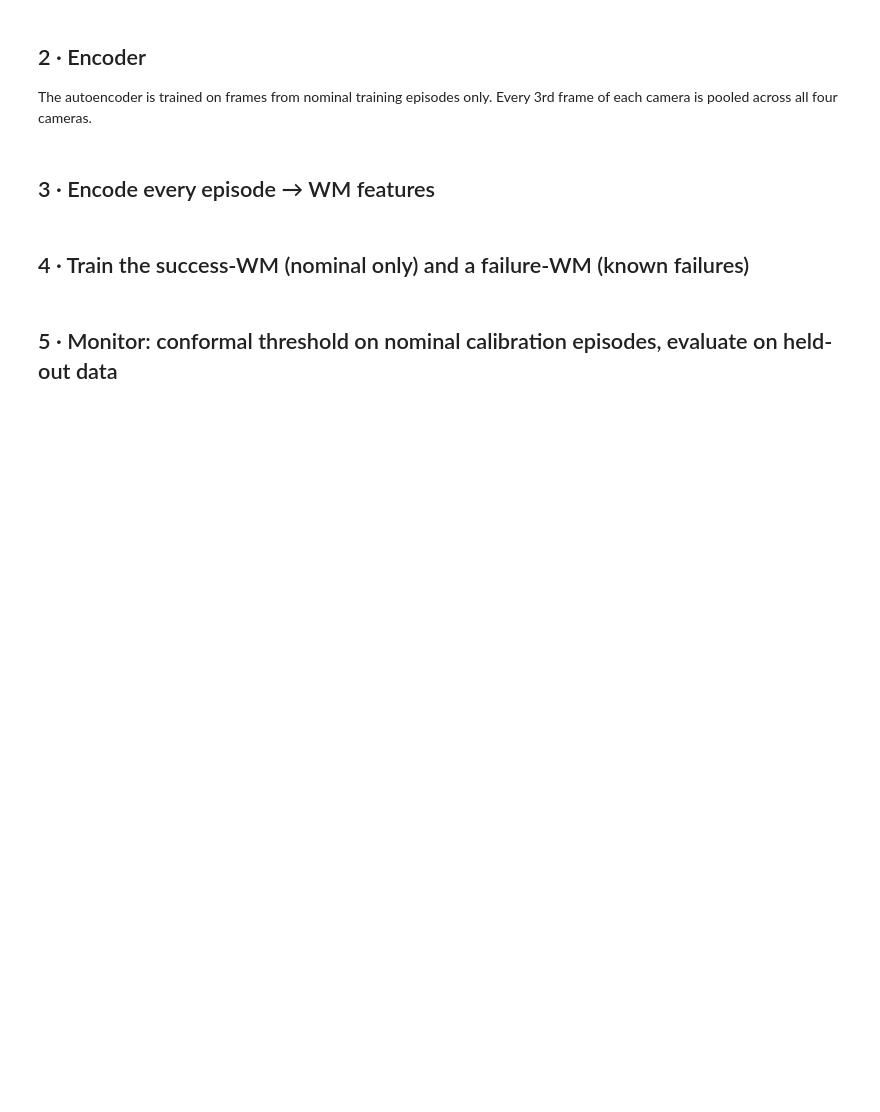
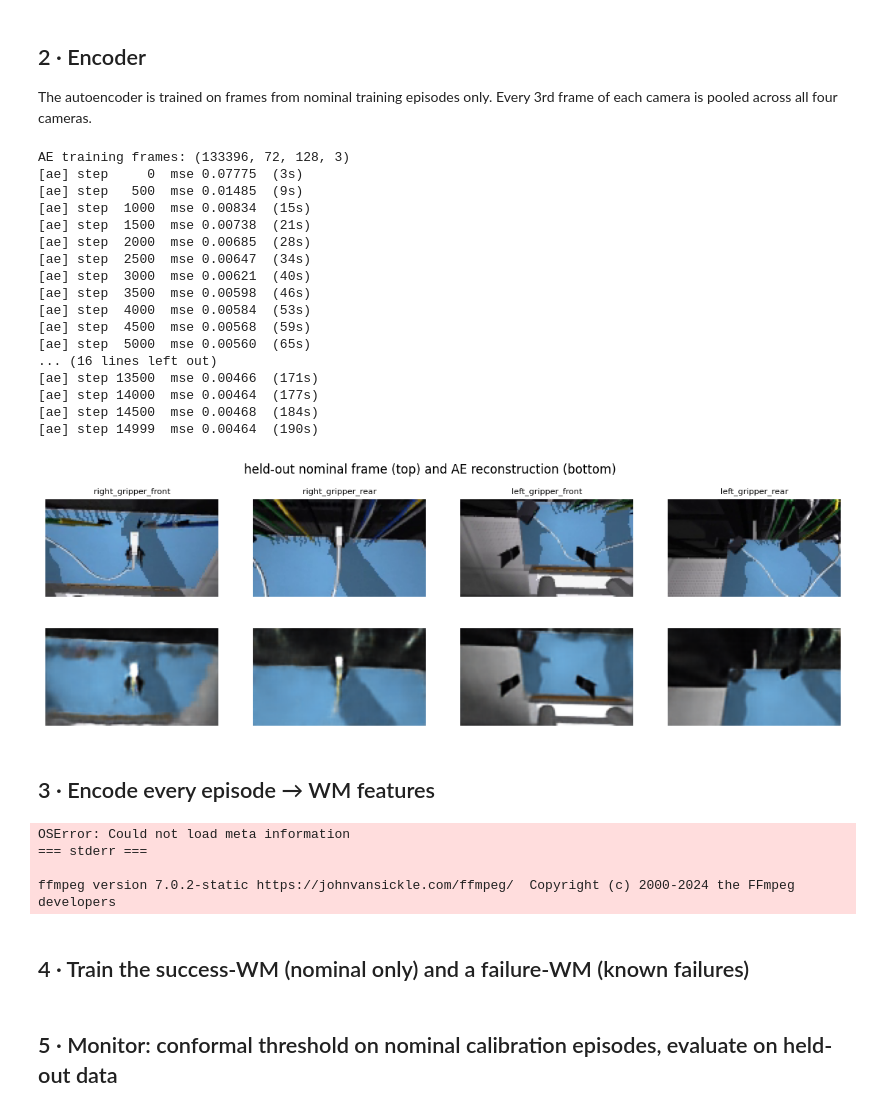
Before and after one commit to carlo-scr/RobotPluggingSim, a Jupyter notebook: notebooks/06_world_model_monitor.ipynb, the cells around one changed output. Cells and saved outputs as stored; diff of their text form; code cells hidden in the pictures; blank space fills up the shorter version.

```diff
--- a/notebooks/06_world_model_monitor.ipynb
+++ b/notebooks/06_world_model_monitor.ipynb
@@ -140,33 +156,70 @@ camera is pooled across all four cameras.
 # %%
 if USE_COSMOS:
     enc = CosmosEncoder(USE_COSMOS, device=P["device"])
 else:
-    sub = splits["nominal_train"].path.tolist()
-    frames = np.concatenate([np.concatenate([load_episode_arrays(p, CAMS)["frames"][c][::3] for c in CAMS]) for p in sub])
-    print("AE training frames:", frames.shape)
-    enc, ae_hist = train_ae(frames, latent=P["latent"], steps=P["ae_steps"], device=P["device"])
-    save_ae(enc, RUNS / "wm_ae.pt")
-    del frames
-    ep = load_episode_arrays(splits["nominal_test"].path.iloc[0], CAMS)
+    if (RUNS / "wm_ae.pt").exists() and not os.environ.get("RETRAIN"):  # cached from an earlier run
+        enc = load_ae(RUNS / "wm_ae.pt", device=P["device"])
+        print("loaded", RUNS / "wm_ae.pt")
+    else:
+        sub = [e for e in (try_load_episode(p, CAMS) for p in splits["nominal_train"].path) if e is not None]
+        frames = np.concatenate([np.concatenate([e["frames"][c][::3] for c in CAMS]) for e in sub])
+        del sub
+        print("AE training frames:", frames.shape)
+        enc, ae_hist = train_ae(frames, latent=P["latent"], steps=P["ae_steps"], device=P["device"])
+        save_ae(enc, RUNS / "wm_ae.pt")
+        del frames
+    ep = next(e for e in (try_load_episode(p, CAMS) for p in splits["nominal_test"].path) if e is not None)
     x = torch.as_tensor(np.stack([ep["frames"][c][60] for c in CAMS])).permute(0, 3, 1, 2).float().to(P["device"]) / 255
     with torch.no_grad():
         rec = enc.decode(enc.forward_latent(x)).permute(0, 2, 3, 1).cpu().numpy()
     fig, ax = plt.subplots(2, 4, figsize=(14, 4.2))
     for i in range(4):
         ax[0, i].imshow(ep["frames"][CAMS[i]][60]); ax[1, i].imshow(rec[i]); ax[0, i].set_title(CAMS[i], fontsize=8)
     for a in ax.flat: a.axis("off")
     fig.suptitle("held-out nominal frame (top) and AE reconstruction (bottom)"); plt.show()
+# %% [output]
+AE training frames: (133396, 72, 128, 3)
+[ae] step     0  mse 0.07775  (3s)
+[ae] step   500  mse 0.01485  (9s)
+[ae] step  1000  mse 0.00834  (15s)
+[ae] step  1500  mse 0.00738  (21s)
+[ae] step  2000  mse 0.00685  (28s)
+[ae] step  2500  mse 0.00647  (34s)
+[ae] step  3000  mse 0.00621  (40s)
+[ae] step  3500  mse 0.00598  (46s)
+[ae] step  4000  mse 0.00584  (53s)
+[ae] step  4500  mse 0.00568  (59s)
+[ae] step  5000  mse 0.00560  (65s)
+... (16 lines left out)
+[ae] step 13500  mse 0.00466  (171s)
+[ae] step 14000  mse 0.00464  (177s)
+[ae] step 14500  mse 0.00468  (184s)
+[ae] step 14999  mse 0.00464  (190s)
+[figure, added]
 # %% [markdown]
 ## 3 · Encode every episode → WM features
 # %%
 t = time.time()
-feats, anns = {}, {}
-for p in idx.path:
-    ep = load_episode_arrays(p, CAMS)
+feats, anns, bad = {}, {}, []
+for i, p in enumerate(idx.path):
+    ep = try_load_episode(p, CAMS)  # retries, then skips corrupt / incomplete episodes
+    if ep is None:
+        bad.append(p)
+        continue
     z = np.concatenate([enc.encode(ep["frames"][c]) for c in CAMS], 1)
     feats[p] = dict(x=wm_features(z, ep["state"]), action=ep["action"])
     anns[p] = ep["ann"]
-print(f"encoded {len(feats)} episodes in {time.time() - t:.0f}s; x dim = {next(iter(feats.values()))['x'].shape[1]}")
+    if (i + 1) % 250 == 0:
+        print(f"  encoded {i + 1}/{len(idx)} ({time.time() - t:.0f}s)", flush=True)
+if bad:  # drop them everywhere downstream
+    idx = idx[idx.path.isin(list(feats))]
+    splits = {k: v[v.path.isin(list(feats))] for k, v in splits.items()}
+print(f"encoded {len(feats)} episodes in {time.time() - t:.0f}s ({len(bad)} unreadable skipped); x dim = {next(iter(feats.values()))['x'].shape[1]}")
+# %% [output]
+OSError: Could not load meta information
+=== stderr ===
+
+ffmpeg version 7.0.2-static https://johnvansickle.com/ffmpeg/  Copyright (c) 2000-2024 the FFmpeg developers
 # %% [markdown]
 ## 4 · Train the success-WM (nominal only) and a failure-WM (known failures)
 # %%
```
Also changed, not shown: parts of 3 cells of this notebook, 2 other files.
